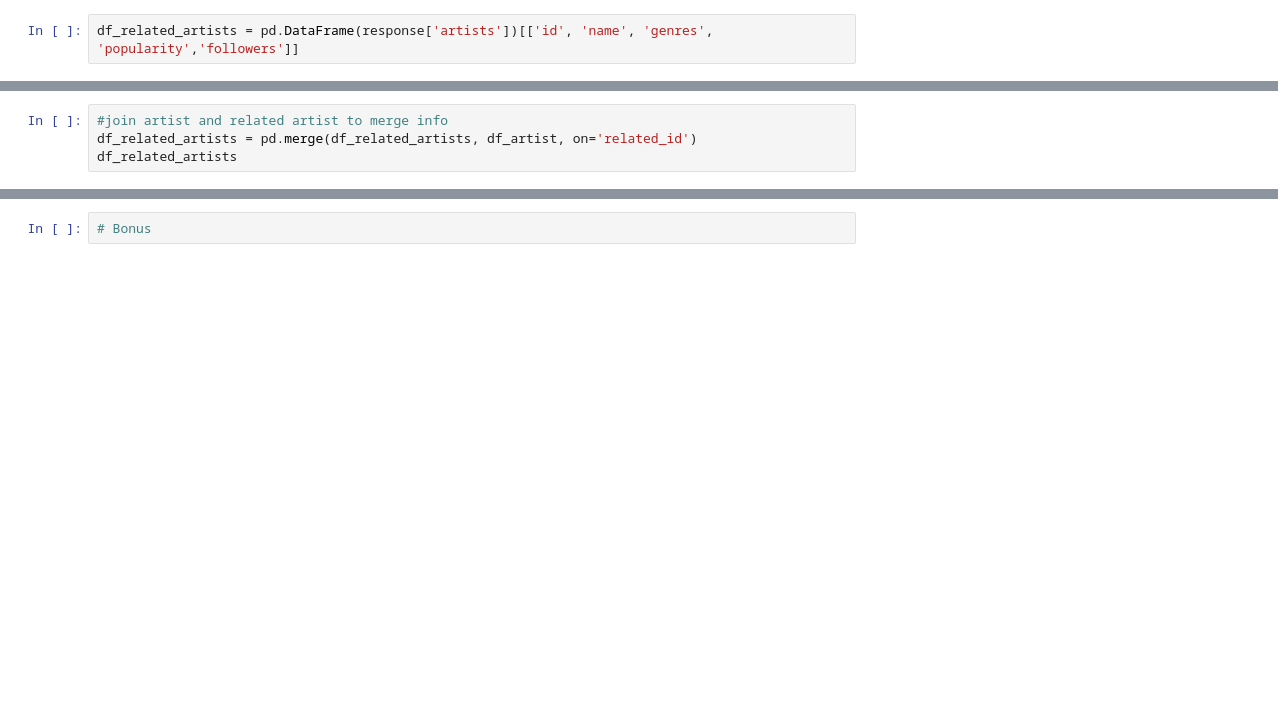
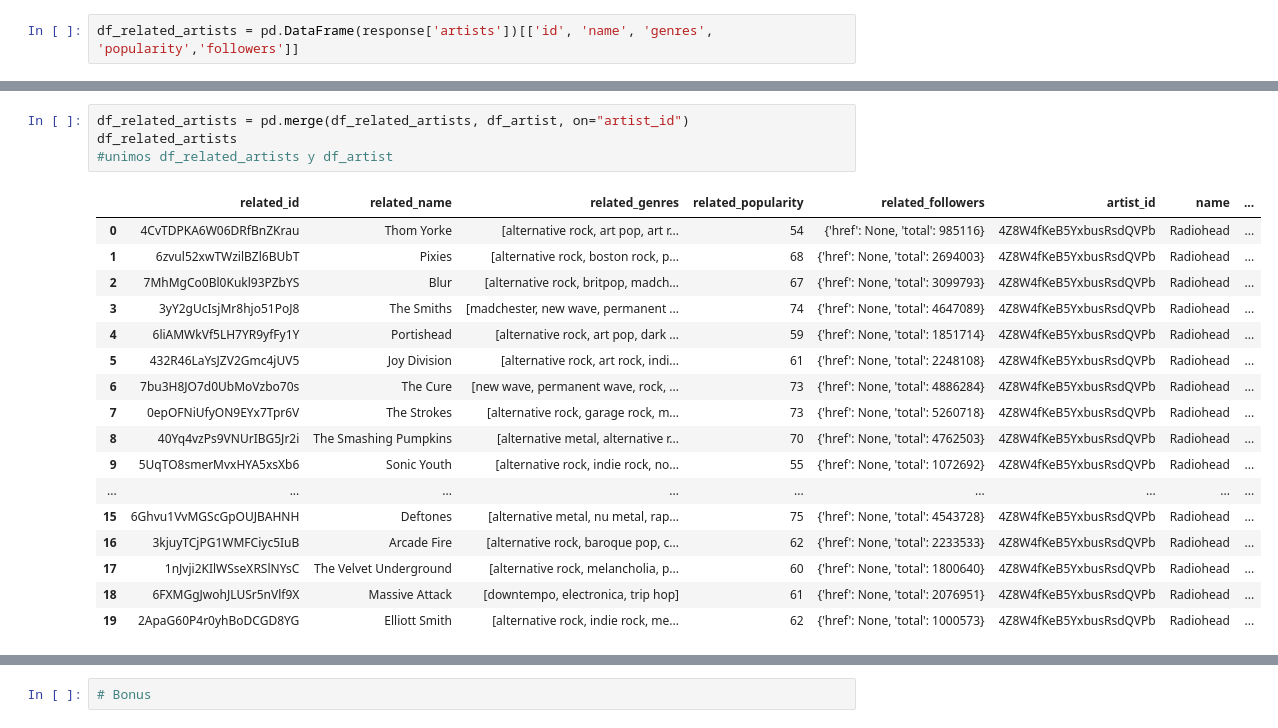
Before and after one commit to potacho/spotichallenge, a Jupyter notebook: notebooks/spotify_rest_api_challenge.ipynb, the cells around one changed output, grey strips where cells are left out. Cells and saved outputs as stored; diff of their text form; blank space fills up the shorter version.

```diff
--- a/notebooks/spotify_rest_api_challenge.ipynb
+++ b/notebooks/spotify_rest_api_challenge.ipynb
@@ -235,4 +179,0 @@ df_related_artists['artist_id'] = artist_id
-# %%
-#join artist and related artist to merge info
-df_related_artists = pd.merge(df_related_artists, df_artist, on='related_id')
-df_related_artists
@@ -240,0 +250,22 @@ df_related_artists
+# %%
+df_related_artists = pd.merge(df_related_artists, df_artist, on="artist_id")
+df_related_artists
+#unimos df_related_artists y df_artist
+# %% [output]
+|  | related_id | related_name | related_genres | related_popularity | related_followers | artist_id | name | ... |
+| 0 | 4CvTDPKA6W06DRfBnZKrau | Thom Yorke | [alternative rock, art pop, art r... | 54 | {'href': None, 'total': 985116} | 4Z8W4fKeB5YxbusRsdQVPb | Radiohead | ... |
+| 1 | 6zvul52xwTWzilBZl6BUbT | Pixies | [alternative rock, boston rock, p... | 68 | {'href': None, 'total': 2694003} | 4Z8W4fKeB5YxbusRsdQVPb | Radiohead | ... |
+| 2 | 7MhMgCo0Bl0Kukl93PZbYS | Blur | [alternative rock, britpop, madch... | 67 | {'href': None, 'total': 3099793} | 4Z8W4fKeB5YxbusRsdQVPb | Radiohead | ... |
+| 3 | 3yY2gUcIsjMr8hjo51PoJ8 | The Smiths | [madchester, new wave, permanent ... | 74 | {'href': None, 'total': 4647089} | 4Z8W4fKeB5YxbusRsdQVPb | Radiohead | ... |
+| 4 | 6liAMWkVf5LH7YR9yfFy1Y | Portishead | [alternative rock, art pop, dark ... | 59 | {'href': None, 'total': 1851714} | 4Z8W4fKeB5YxbusRsdQVPb | Radiohead | ... |
+| 5 | 432R46LaYsJZV2Gmc4jUV5 | Joy Division | [alternative rock, art rock, indi... | 61 | {'href': None, 'total': 2248108} | 4Z8W4fKeB5YxbusRsdQVPb | Radiohead | ... |
+| 6 | 7bu3H8JO7d0UbMoVzbo70s | The Cure | [new wave, permanent wave, rock, ... | 73 | {'href': None, 'total': 4886284} | 4Z8W4fKeB5YxbusRsdQVPb | Radiohead | ... |
+| 7 | 0epOFNiUfyON9EYx7Tpr6V | The Strokes | [alternative rock, garage rock, m... | 73 | {'href': None, 'total': 5260718} | 4Z8W4fKeB5YxbusRsdQVPb | Radiohead | ... |
+| 8 | 40Yq4vzPs9VNUrIBG5Jr2i | The Smashing Pumpkins | [alternative metal, alternative r... | 70 | {'href': None, 'total': 4762503} | 4Z8W4fKeB5YxbusRsdQVPb | Radiohead | ... |
+| 9 | 5UqTO8smerMvxHYA5xsXb6 | Sonic Youth | [alternative rock, indie rock, no... | 55 | {'href': None, 'total': 1072692} | 4Z8W4fKeB5YxbusRsdQVPb | Radiohead | ... |
+| ... | ... | ... | ... | ... | ... | ... | ... | ... |
+| 15 | 6Ghvu1VvMGScGpOUJBAHNH | Deftones | [alternative metal, nu metal, rap... | 75 | {'href': None, 'total': 4543728} | 4Z8W4fKeB5YxbusRsdQVPb | Radiohead | ... |
+| 16 | 3kjuyTCjPG1WMFCiyc5IuB | Arcade Fire | [alternative rock, baroque pop, c... | 62 | {'href': None, 'total': 2233533} | 4Z8W4fKeB5YxbusRsdQVPb | Radiohead | ... |
+| 17 | 1nJvji2KIlWSseXRSlNYsC | The Velvet Underground | [alternative rock, melancholia, p... | 60 | {'href': None, 'total': 1800640} | 4Z8W4fKeB5YxbusRsdQVPb | Radiohead | ... |
+| 18 | 6FXMGgJwohJLUSr5nVlf9X | Massive Attack | [downtempo, electronica, trip hop] | 61 | {'href': None, 'total': 2076951} | 4Z8W4fKeB5YxbusRsdQVPb | Radiohead | ... |
+| 19 | 2ApaG60P4r0yhBoDCGD8YG | Elliott Smith | [alternative rock, indie rock, me... | 62 | {'href': None, 'total': 1000573} | 4Z8W4fKeB5YxbusRsdQVPb | Radiohead | ... |
```
Also changed, not shown: parts of 19 cells of this notebook.
